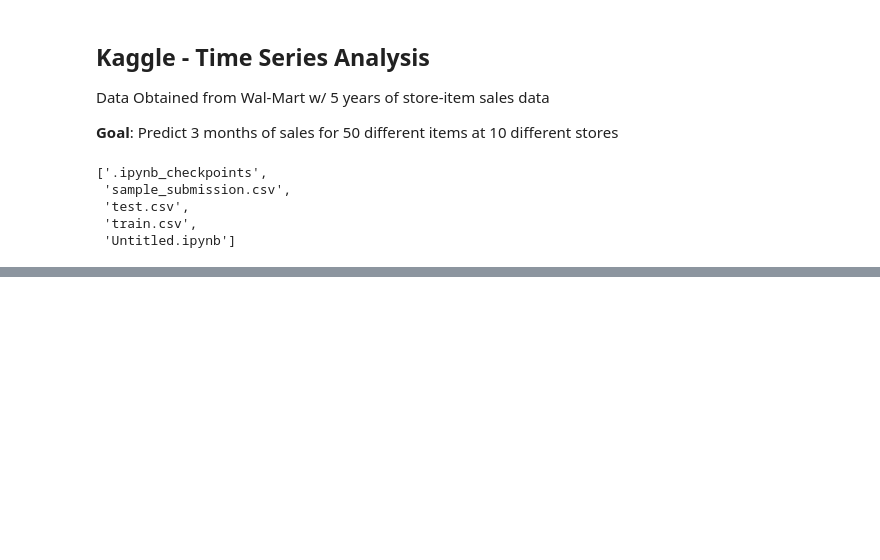
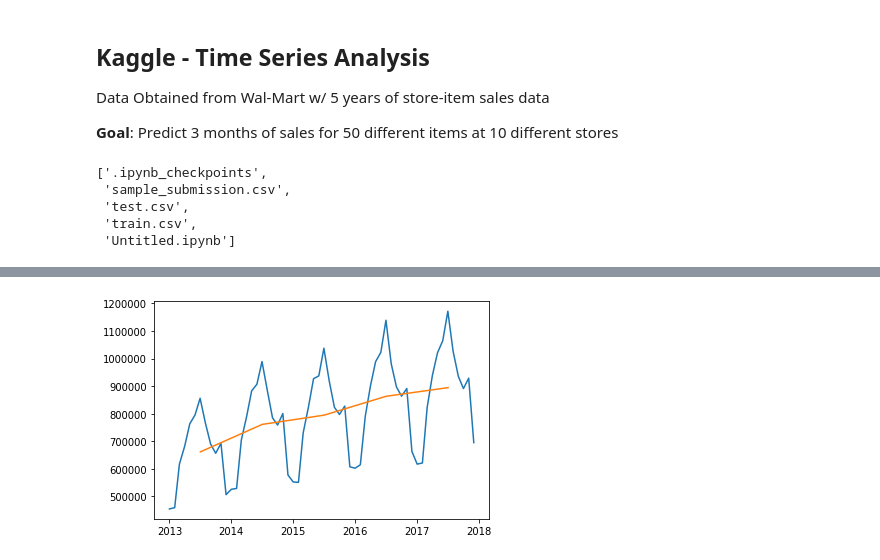
Before and after one commit to kevinclee26/time_series_analysis, a Jupyter notebook: demand-forecasting-kernels-only/Untitled.ipynb, the cells around one changed output, grey strips where cells are left out. Cells and saved outputs as stored; diff of their text form; code cells hidden in the pictures; blank space fills up the shorter version.

```diff
--- a/demand-forecasting-kernels-only/Untitled.ipynb
+++ b/demand-forecasting-kernels-only/Untitled.ipynb
@@ -63,3 +67,14 @@ plt.show()
+# %%
+monthly_sales=df.sort_values('date').groupby('month')['sales'].sum().reset_index()
+monthly_sales['month']=pd.to_datetime(monthly_sales['month'], format='%Y-%m')
+monthly_sales['year']=monthly_sales['month'].map(lambda x: x.year)
+yearly_sales=monthly_sales.groupby('year')['sales'].mean().reset_index()
+yearly_sales['year']=pd.to_datetime(yearly_sales['year'], format='%Y')
+plt.plot(monthly_sales['month'], monthly_sales['sales'])
+plt.plot(yearly_sales['year']+datetime.timedelta(6*365/12), yearly_sales['sales'])
+plt.show()
+# %% [output]
+[figure, added]
 # %% [markdown]
 ### This series is not stationary, which violates the regression assumption. A stationary series is one which:
 * mean, variance, and covariance do not vary with time
```
Also changed, not shown: parts of 11 cells of this notebook, 2 other files.
